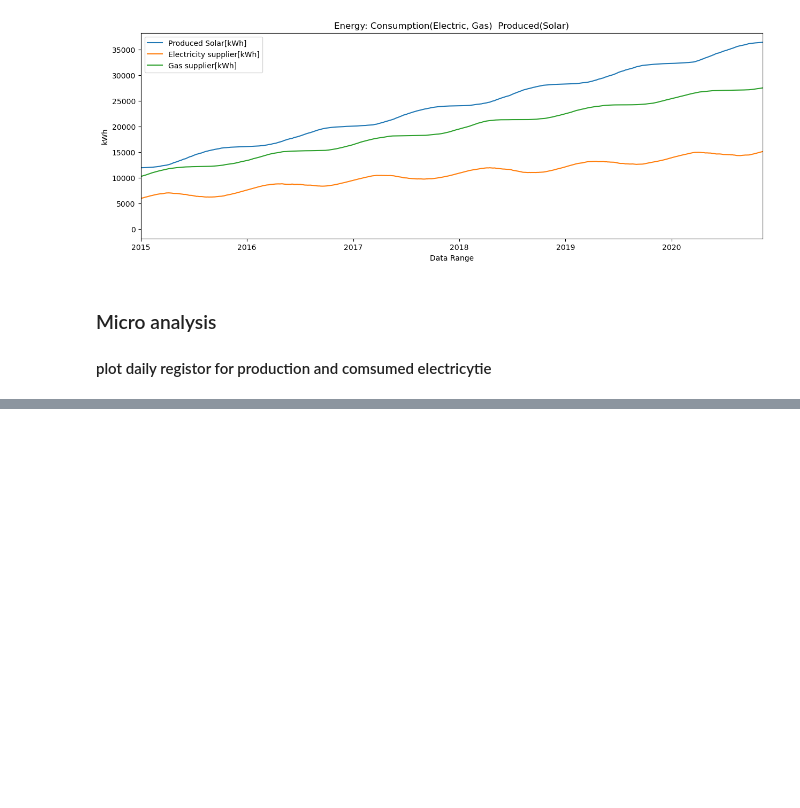
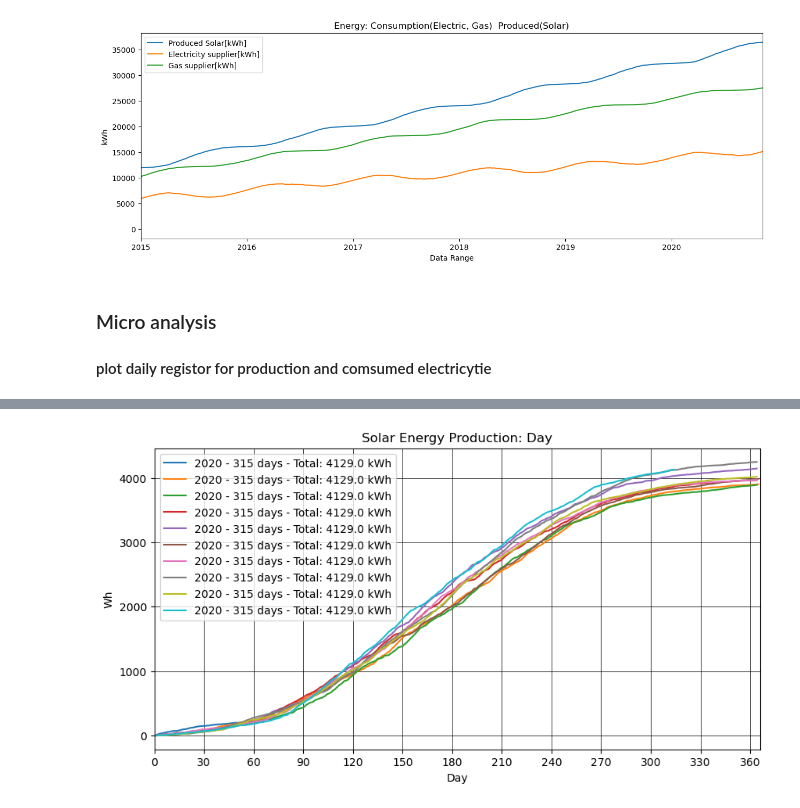
Before and after one commit to Bruno-H-Neves/ML--files, a Jupyter notebook: PV_Analysis.ipynb, the cells around one changed output, grey strips where cells are left out. Saved outputs shown, nothing was run; the diff lists cells and outputs as text; code cells hidden in the pictures; blank space fills up the shorter version.

```diff
--- a/PV_Analysis.ipynb
+++ b/PV_Analysis.ipynb
@@ -125,0 +182,18 @@ plt.show()
+# %%
+
+_, ax = plt.subplots(figsize=(10, 5))
+
+for idx in range(2011,2021):
+    a=Energy_day_df[Energy_day_df['year']==idx]['KWh_Solar'].cumsum()
+    aList=a.to_list()
+    sns.lineplot(x=range(len(aList)), y=aList, label=f'{i} - {len(y_list)} days - Total: {y_list[-1]:.1f} kWh')
+plt.title('Solar Energy Production: Day')
+plt.xlabel('Day'), plt.ylabel('Wh')
+plt.grid(which='major', linestyle='-', linewidth=0.5, color='black')
+plt.grid(which='minor', linestyle=':', linewidth=0.5, color='black')
+ax.set_xticks(range(0, 366, 30))
+ax.set_xlim([0, 366])
+plt.legend()
+plt.show()
+# %% [output]
+[figure, added]
```
Also changed, not shown: parts of 10 cells of this notebook, 1 other file.
